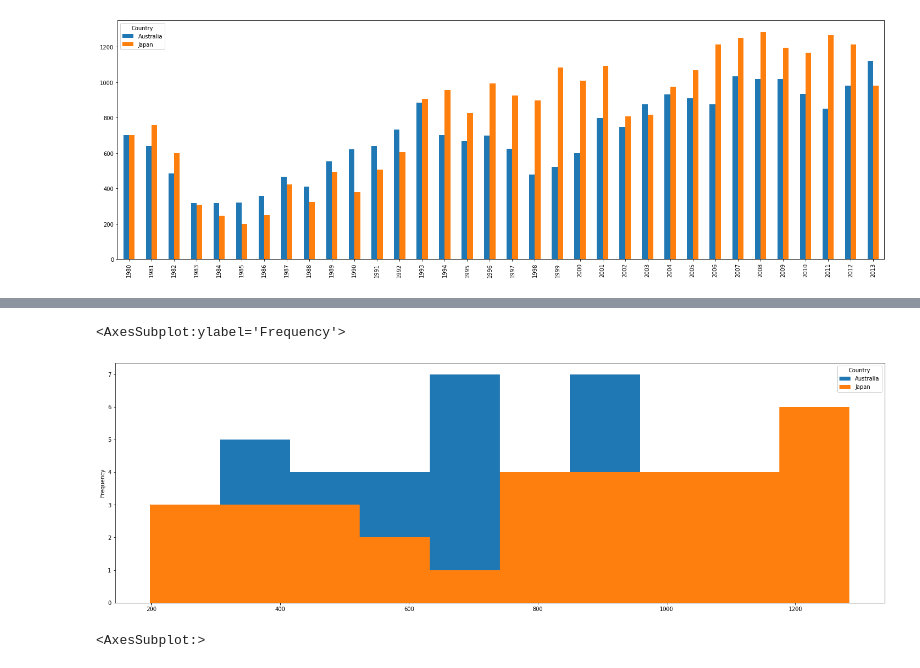
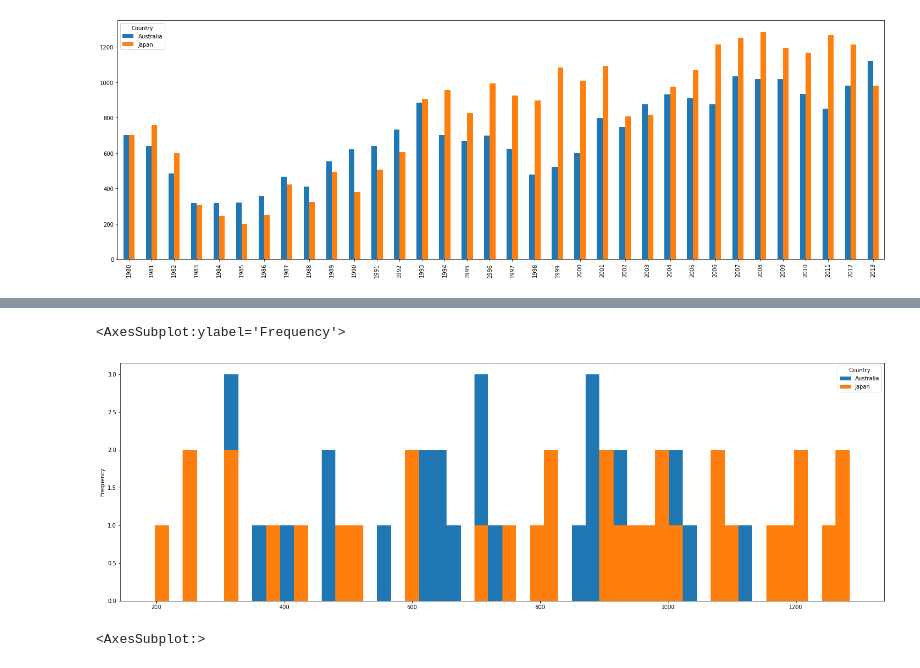
Before and after one commit to ramsha17ishaq/python_at_digipodium, a Jupyter notebook: data_science/data_analysis3.ipynb, the cells around one changed output, grey strips where cells are left out. Cells and saved outputs as stored; diff of their text form; code cells hidden in the pictures.

```diff
--- a/data_science/data_analysis3.ipynb
+++ b/data_science/data_analysis3.ipynb
@@ -250,8 +247,8 @@ ModuleNotFoundError: No module named 'scipy'
 # %%
-df.loc[['Australia','Japan'],years].T.plot(kind='hist',figsize=(25,8))
+df.loc[['Australia','Japan'],years].T.plot(kind='hist',figsize=(25,8), bins=50)
 # %% [output]
 <AxesSubplot:ylabel='Frequency'>
-[figure, old version]
+[figure, new version]
 # %%
 df.loc[['Australia','Japan'],years].T.plot(kind='box',figsize=(25,8))
 # %% [output]
```
Also changed, not shown: parts of 22 cells of this notebook.
